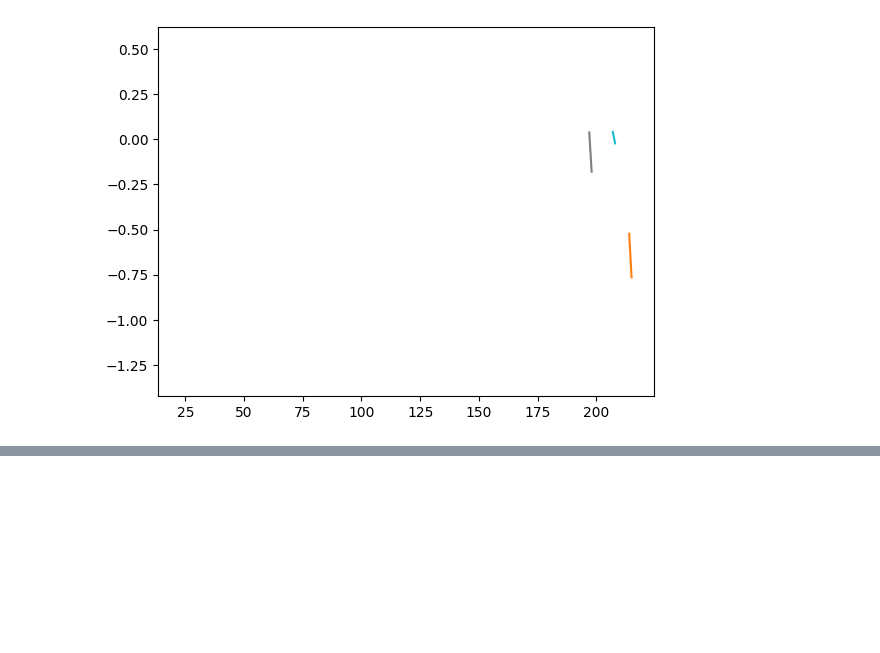
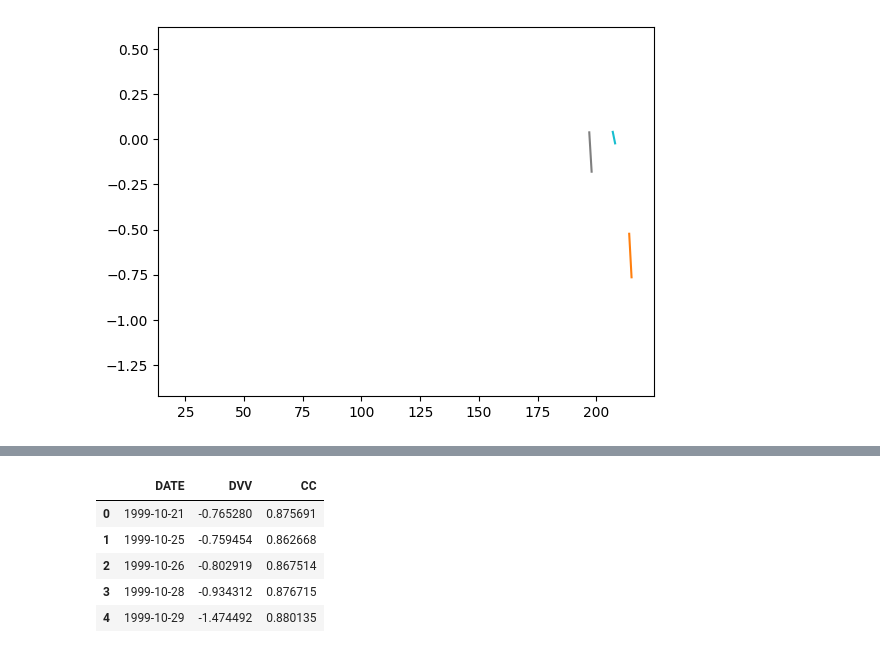
Before and after one commit to UW-MLGEO/ML-Geo-Project-Kopfli-Wolf, a Jupyter notebook: data_array.ipynb, the cells around one changed output, grey strips where cells are left out. Drawn from its saved outputs; the diff is of its cells as text; code cells hidden in the pictures; blank space fills up the shorter version.

Commit message:
add a part to select one station

```diff
--- a/data_array.ipynb
+++ b/data_array.ipynb
@@ -432,0 +483,11 @@ plt.plot(blank_array[:,:,100])
+# %%
+import pandas as pd
+pd_data = pd.read_csv('../DATA/DVV-90-DAY-2.0-4.0/CI.RIO.csv') # read in one station file
+pd_data.head()
+# %% [output]
+|  | DATE | DVV | CC |
+| 0 | 1999-10-21 | -0.765280 | 0.875691 |
+| 1 | 1999-10-25 | -0.759454 | 0.862668 |
+| 2 | 1999-10-26 | -0.802919 | 0.867514 |
+| 3 | 1999-10-28 | -0.934312 | 0.876715 |
+| 4 | 1999-10-29 | -1.474492 | 0.880135 |
```
Also changed, not shown: parts of 32 cells of this notebook.
